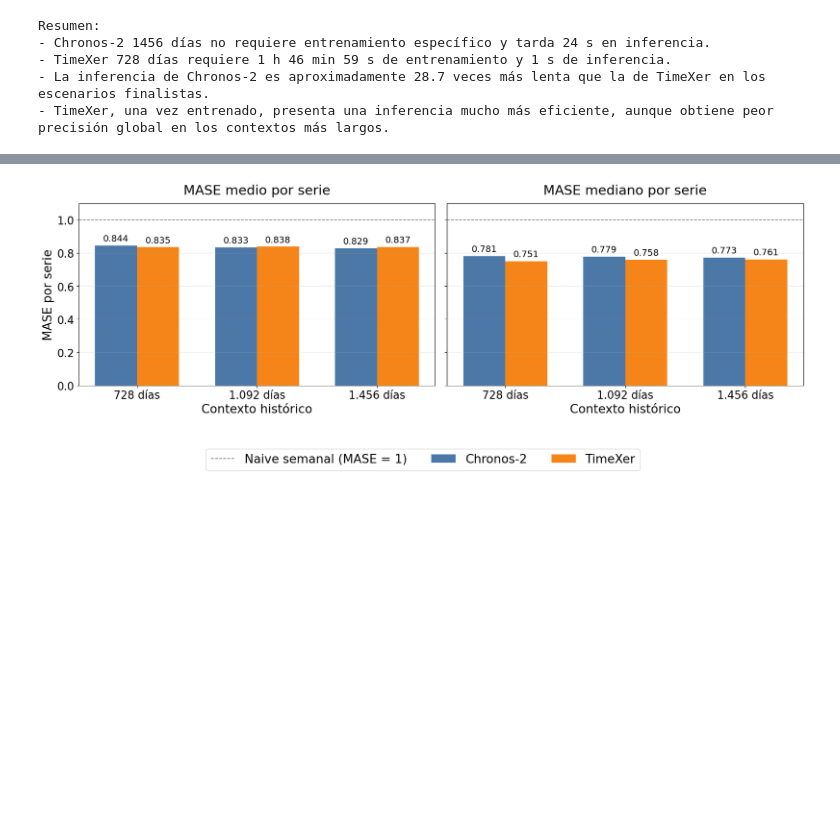
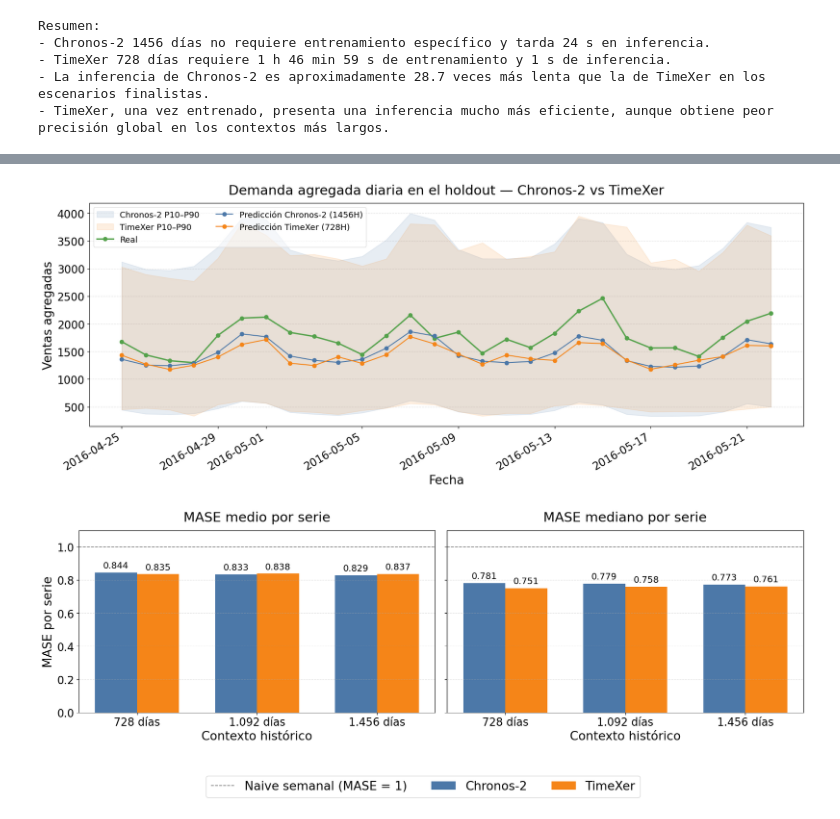
Before and after one commit to codependent/TFM-Master-IA-JoseAntonioInigo, a Jupyter notebook: retail/4-additional-graphs.ipynb, the cells around one changed output, grey strips where cells are left out. Drawn from its saved outputs; the diff is of its cells as text; code cells hidden in the pictures; blank space fills up the shorter version.

Commit message:
integrated graph

```diff
--- a/retail/4-additional-graphs.ipynb
+++ b/retail/4-additional-graphs.ipynb
@@ -545,3 +549,87 @@ Resumen:
+# %%
+import pandas as pd
+import matplotlib.pyplot as plt
+
+# ============================================================
+# Demanda agregada diaria en el holdout — comparativa finalistas
+# Chronos-2 (1456 días) vs TimeXer (728 días)
+# Une en una sola figura lo que antes eran dos gráficas separadas
+# (una por notebook de modelo). Se reconstruye daily_total desde
+# los CSV de evaluación guardados por cada notebook.
+# ============================================================
+
+# Color para la serie Real (los modelos reutilizan la paleta existente)
+REAL_COLOR = "#54A24B"  # verde Vega, distinto del azul Chronos-2 y naranja TimeXer
+
+DATA_DIR = "dataset/processed"
+
+
+def load_daily_total(path, q10_col, q90_col):
+    """Suma diaria (sobre las 500 series) de real, predicción y cuantiles P10/P90."""
+    df = pd.read_csv(path, parse_dates=["timestamp"])
+    g = df.groupby("timestamp")
+    out = g.agg(
+        actual=("target", "sum"),
+        prediction=("predictions", "sum"),
+    ).reset_index()
+    out["p10"] = g[q10_col].sum().values
+    out["p90"] = g[q90_col].sum().values
+    return out
+
+
+# Los nombres de columna de cuantiles difieren entre notebooks:
+#   Chronos-2 -> "0.1" / "0.9"   |   TimeXer -> "q0.1" / "q0.9"
+chronos_daily = load_daily_total(
+    f"{DATA_DIR}/chronos2_m5_outputs/m5_eval_predictions_vs_actuals.csv", "0.1", "0.9"
+)
+timexer_daily = load_daily_total(
+    f"{DATA_DIR}/timexer_m5_outputs/m5_eval_predictions_vs_actuals.csv", "q0.1", "q0.9"
+)
+
+# La serie Real es la misma en ambos holdouts: se valida y se dibuja una sola vez
+assert (
+    chronos_daily["actual"].round(3).values == timexer_daily["actual"].round(3).values
+).all(), "Las series reales (target) no coinciden entre Chronos-2 y TimeXer"
+
+dates = chronos_daily["timestamp"]
+
+with plt.rc_context(MULTI_RC):
+    fig, ax = plt.subplots(figsize=(17, 7))
+
+    # Bandas de incertidumbre P10-P90 (debajo de las líneas), muy translúcidas
+    ax.fill_between(
+        dates, chronos_daily["p10"], chronos_daily["p90"],
+        color=colors["Chronos-2"], alpha=0.13, label="Chronos-2 P10–P90",
+    )
+    ax.fill_between(
+        dates, timexer_daily["p10"], timexer_daily["p90"],
+        color=colors["TimeXer"], alpha=0.13, label="TimeXer P10–P90",
+    )
+
+    # Real (única) y predicciones de cada modelo
+    ax.plot(dates, chronos_daily["actual"], marker="o", color=REAL_COLOR,
+            linewidth=2.2, label="Real")
+    ax.plot(dates, chronos_daily["prediction"], marker="o",
+            color=colors["Chronos-2"], label="Predicción Chronos-2 (1456H)")
+    ax.plot(dates, timexer_daily["prediction"], marker="o",
+            color=colors["TimeXer"], label="Predicción TimeXer (728H)")
+
+    ax.set_title("Demanda agregada diaria en el holdout — Chronos-2 vs TimeXer")
+    ax.set_xlabel("Fecha")
+    ax.set_ylabel("Ventas agregadas")
+    ax.grid(axis="y", linestyle="--", alpha=0.35)
+    ax.set_axisbelow(True)
+    ax.legend(loc="upper left", ncol=2, fontsize=13, framealpha=0.6)
+
+    fig.autofmt_xdate()
+    fig.tight_layout()
+    fig.savefig(
+        "demanda_agregada_holdout_chronos2_vs_timexer.png",
+        dpi=300, bbox_inches="tight",
+    )
+    plt.show()
+# %% [output]
+[figure, added]
 # %%
 import pandas as pd
 import numpy as np
```
Also changed, not shown: parts of 1 cell of this notebook, 2 other files.
